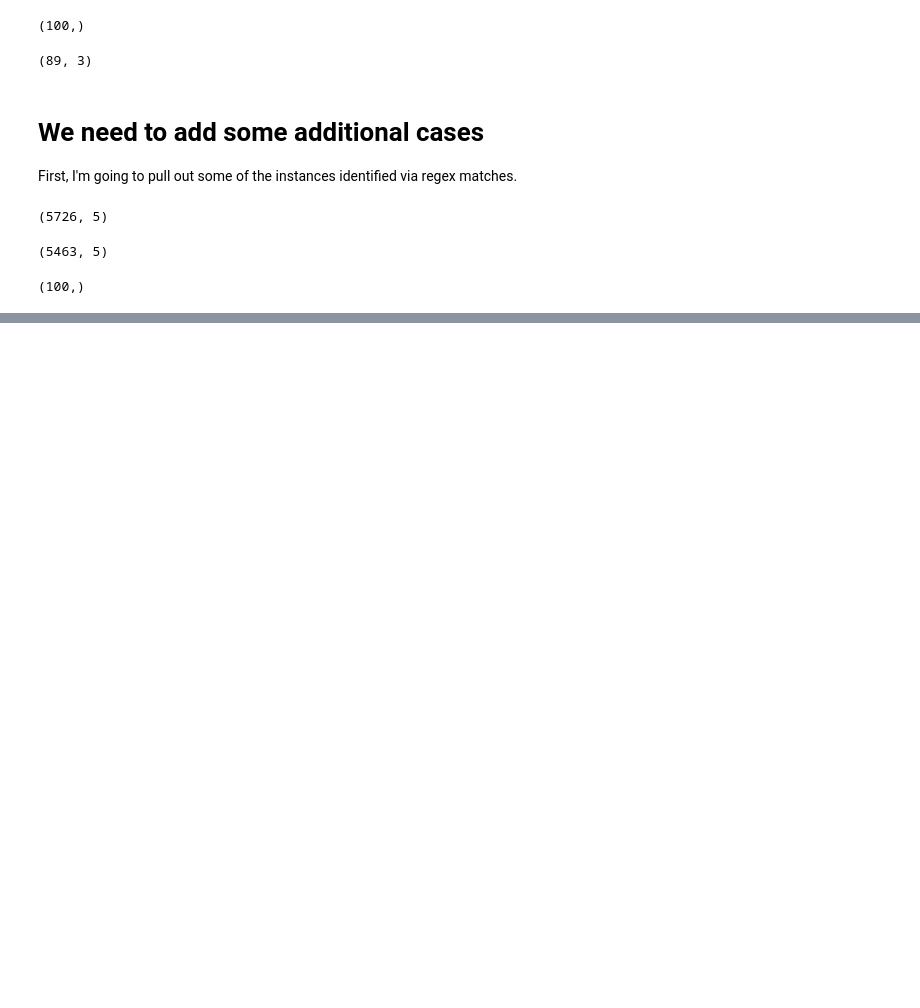
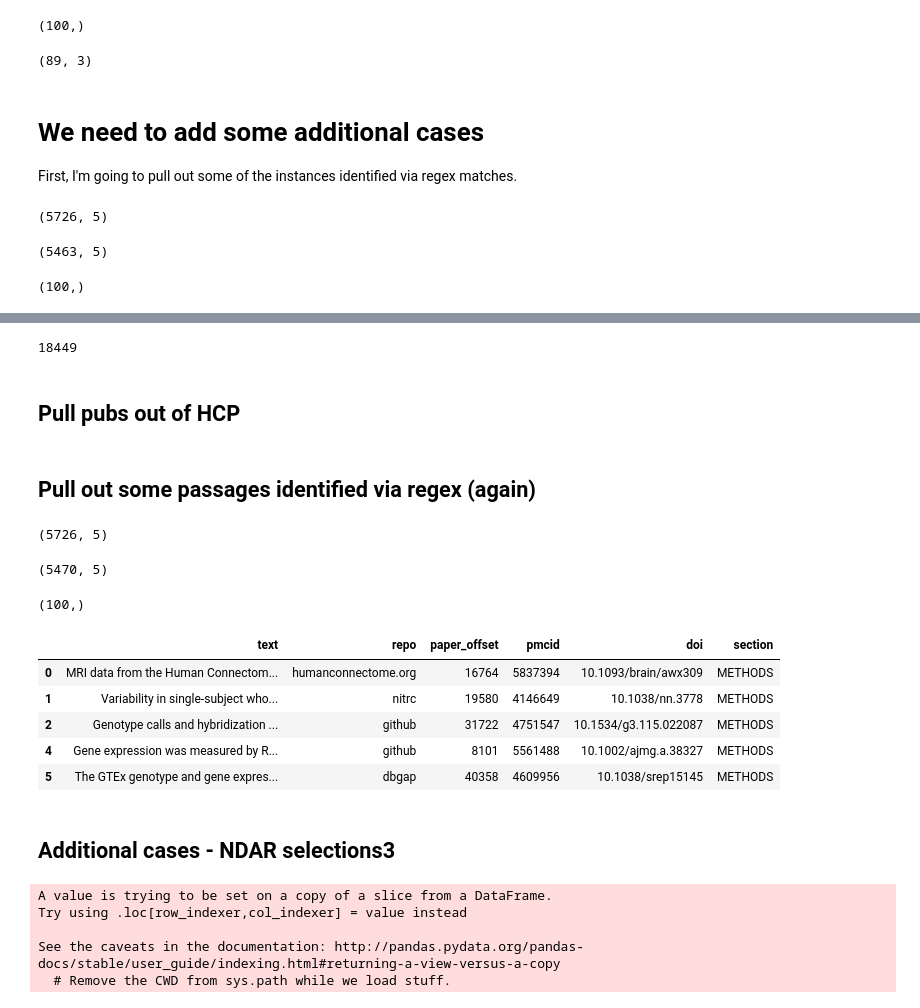
Before and after one commit to riddlet/ac_knowl, a Jupyter notebook: create_data_for_labeling.ipynb, the cells around one changed output, grey strips where cells are left out. Drawn from its saved outputs; the diff is of its cells as text; code cells hidden in the pictures; blank space fills up the shorter version.

```diff
--- a/create_data_for_labeling.ipynb
+++ b/create_data_for_labeling.ipynb
@@ -344,0 +759,6 @@ df_to_label.to_csv('output/labeled_data/regex_hits2.csv', index=False)
+# %%
+len(out_dat.pmcid.value_counts())
+# %% [output]
+18449
+# %% [markdown]
+## Pull pubs out of HCP
@@ -344,0 +788,50 @@ df_to_label.to_csv('output/labeled_data/regex_hits2.csv', index=False)
+# %% [markdown]
+## Pull out some passages identified via regex (again)
+# %%
+# load previously identified hits and papers funded by nimh
+hits = pd.read_csv('output/hit_contexts.csv') #need the subset that is in nimh funded papers
+nimh_papers = pd.read_csv('output/nimh_papers.csv')
+#load file index
+file_ix = pd.read_csv('output/file_index.csv')
+#filter the hits to just nimh papers
+nimh_hits = hits[hits.pmcid.isin(nimh_papers.pmcid)]
+nimh_hits.shape
+# %% [output]
+(5726, 5)
+# %%
+# filter out the previously sampled cases
+excludes = pd.read_csv('output/labeled_data/regex_hits.csv')
+nimh_hits = nimh_hits[~nimh_hits.pmcid.isin(excludes.pmcid)]
+print(nimh_hits.shape)
+#pull a sample of 100 hits
+sampled_papers = pd.Series(nimh_hits.pmcid.unique()).sample(100, replace=False)
+sampled_papers.shape
+# %% [output]
+(5470, 5)
+(100,)
+# %%
+#get location of sampled hits
+file_locs = file_ix[file_ix.pmcid.isin(sampled_papers)]
+data_collect = []
+for i, file_path in enumerate(file_locs.file):
+    with open(file_path[24:]) as infile:
+        dat = json.load(infile)
+        paper = dat[file_locs.paper_number.iloc[i]]
+        out = hit_contexts(paper)
+        data_collect.extend(out)
+# %%
+df_to_label = pd.DataFrame(data_collect, columns=['text', 'repo', 'paper_offset', 'pmcid', 'doi', 'section'])
+df_to_label = df_to_label.drop_duplicates(subset=['pmcid'])
+#df_to_label.to_csv('output/labeled_data/regex_hits3.csv', index=False)
+df_to_label.to_csv('output/labeled_data/regex_hits4.csv', index=False)
+# %%
+df_to_label.head()
+# %% [output]
+|  | text | repo | paper_offset | pmcid | doi | section |
+| 0 | MRI data from the Human Connectom... | humanconnectome.org | 16764 | 5837394 | 10.1093/brain/awx309 | METHODS |
+| 1 | Variability in single-subject who... | nitrc | 19580 | 4146649 | 10.1038/nn.3778 | METHODS |
+| 2 | Genotype calls and hybridization ... | github | 31722 | 4751547 | 10.1534/g3.115.022087 | METHODS |
+| 4 | Gene expression was measured by R... | github | 8101 | 5561488 | 10.1002/ajmg.a.38327 | METHODS |
+| 5 | The GTEx genotype and gene expres... | dbgap | 40358 | 4609956 | 10.1038/srep15145 | METHODS |
+# %% [markdown]
+## Additional cases - NDAR selections3
@@ -344,0 +853,17 @@ df_to_label.to_csv('output/labeled_data/regex_hits2.csv', index=False)
+# %%
+#pick out the pmids for the studies marked as relevant
+collection_pmids = pd.Series(collection_pubs.pmid[collection_pubs.status=='Relevant'].unique())
+
+#read in the linking file and convert pmids to integer
+pmid_to_pmcid = pd.read_csv('data/PMC-ids.csv')
+pmid_to_pmcid['pmid'] = pmid_to_pmcid.PMID.fillna(0.0).astype(int)
+
+#keep the rows in the linking file that have a match from ndar; strip out letters from pmcid
+referenced_papers = pmid_to_pmcid[pmid_to_pmcid.pmid.isin(collection_pmids)]
+referenced_papers['pmcid'] = referenced_papers.PMCID.apply(lambda x: x[3:])
+# %% [output]
+A value is trying to be set on a copy of a slice from a DataFrame.
+Try using .loc[row_indexer,col_indexer] = value instead
+
+See the caveats in the documentation: http://pandas.pydata.org/pandas-docs/stable/user_guide/indexing.html#returning-a-view-versus-a-copy
+  # Remove the CWD from sys.path while we load stuff.
```
Also changed, not shown: parts of 67 cells of this notebook.
